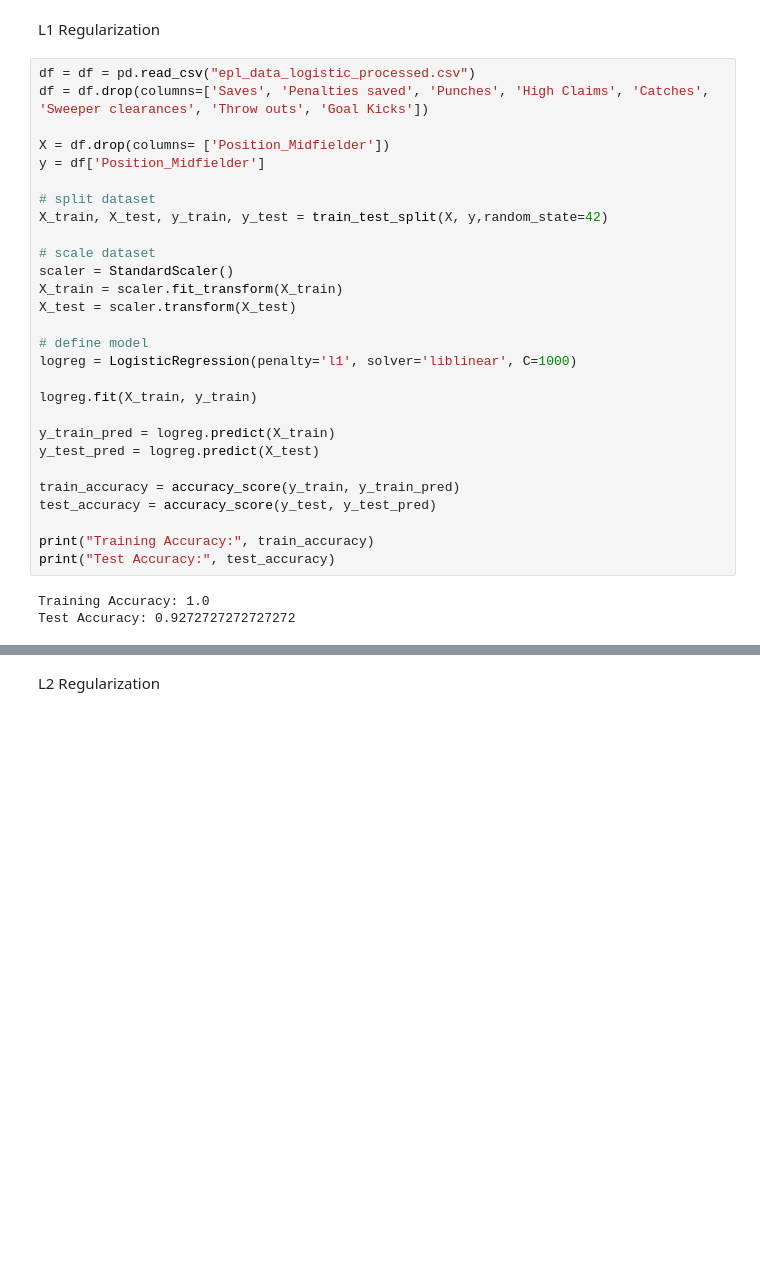
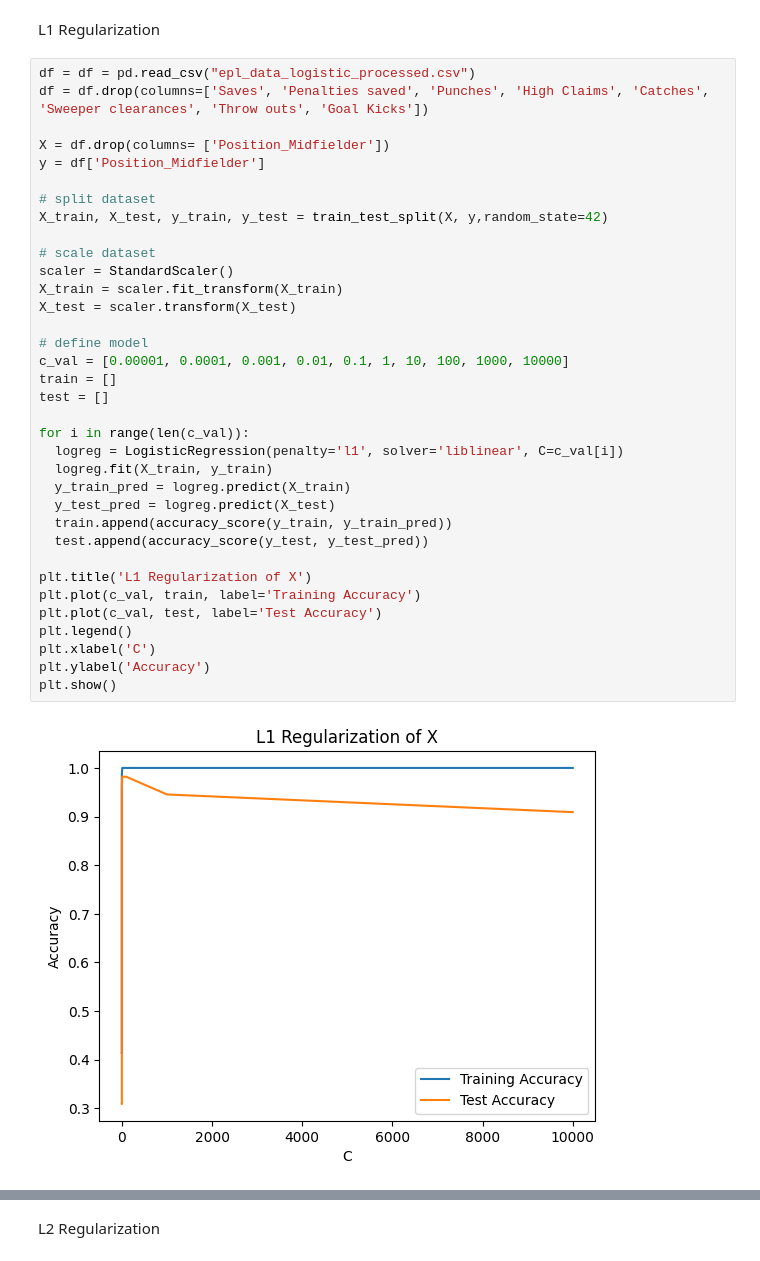
Before and after one commit to eileenxu9/EPLmodels, a Jupyter notebook: FinalProject.ipynb, the cells around one changed output, grey strips where cells are left out. Saved outputs shown, nothing was run; the diff lists cells and outputs as text; blank space fills up the shorter version.

```diff
--- a/FinalProject.ipynb
+++ b/FinalProject.ipynb
@@ -401,34 +460,40 @@ L1 Regularization
 # %%
 df = df = pd.read_csv("epl_data_logistic_processed.csv")
 df = df.drop(columns=['Saves', 'Penalties saved', 'Punches', 'High Claims', 'Catches', 'Sweeper clearances', 'Throw outs', 'Goal Kicks'])
 
 X = df.drop(columns= ['Position_Midfielder'])
 y = df['Position_Midfielder']
 
 # split dataset
 X_train, X_test, y_train, y_test = train_test_split(X, y,random_state=42)
 
 # scale dataset
 scaler = StandardScaler()
 X_train = scaler.fit_transform(X_train)
 X_test = scaler.transform(X_test)
 
 # define model
-logreg = LogisticRegression(penalty='l1', solver='liblinear', C=1000)
+c_val = [0.00001, 0.0001, 0.001, 0.01, 0.1, 1, 10, 100, 1000, 10000]
+train = []
+test = []
 
-logreg.fit(X_train, y_train)
+for i in range(len(c_val)):
+  logreg = LogisticRegression(penalty='l1', solver='liblinear', C=c_val[i])
+  logreg.fit(X_train, y_train)
+  y_train_pred = logreg.predict(X_train)
+  y_test_pred = logreg.predict(X_test)
+  train.append(accuracy_score(y_train, y_train_pred))
+  test.append(accuracy_score(y_test, y_test_pred))
 
-y_train_pred = logreg.predict(X_train)
-y_test_pred = logreg.predict(X_test)
-
-train_accuracy = accuracy_score(y_train, y_train_pred)
-test_accuracy = accuracy_score(y_test, y_test_pred)
-
-print("Training Accuracy:", train_accuracy)
-print("Test Accuracy:", test_accuracy)
+plt.title('L1 Regularization of X')
+plt.plot(c_val, train, label='Training Accuracy')
+plt.plot(c_val, test, label='Test Accuracy')
+plt.legend()
+plt.xlabel('C')
+plt.ylabel('Accuracy')
+plt.show()
 # %% [output]
-Training Accuracy: 1.0
-Test Accuracy: 0.9272727272727272
+[figure, added]
 # %%
 # transform x to degree 2 and 3
 df = df = pd.read_csv("epl_data_logistic_processed.csv")
```
Also changed, not shown: parts of 12 cells of this notebook.
